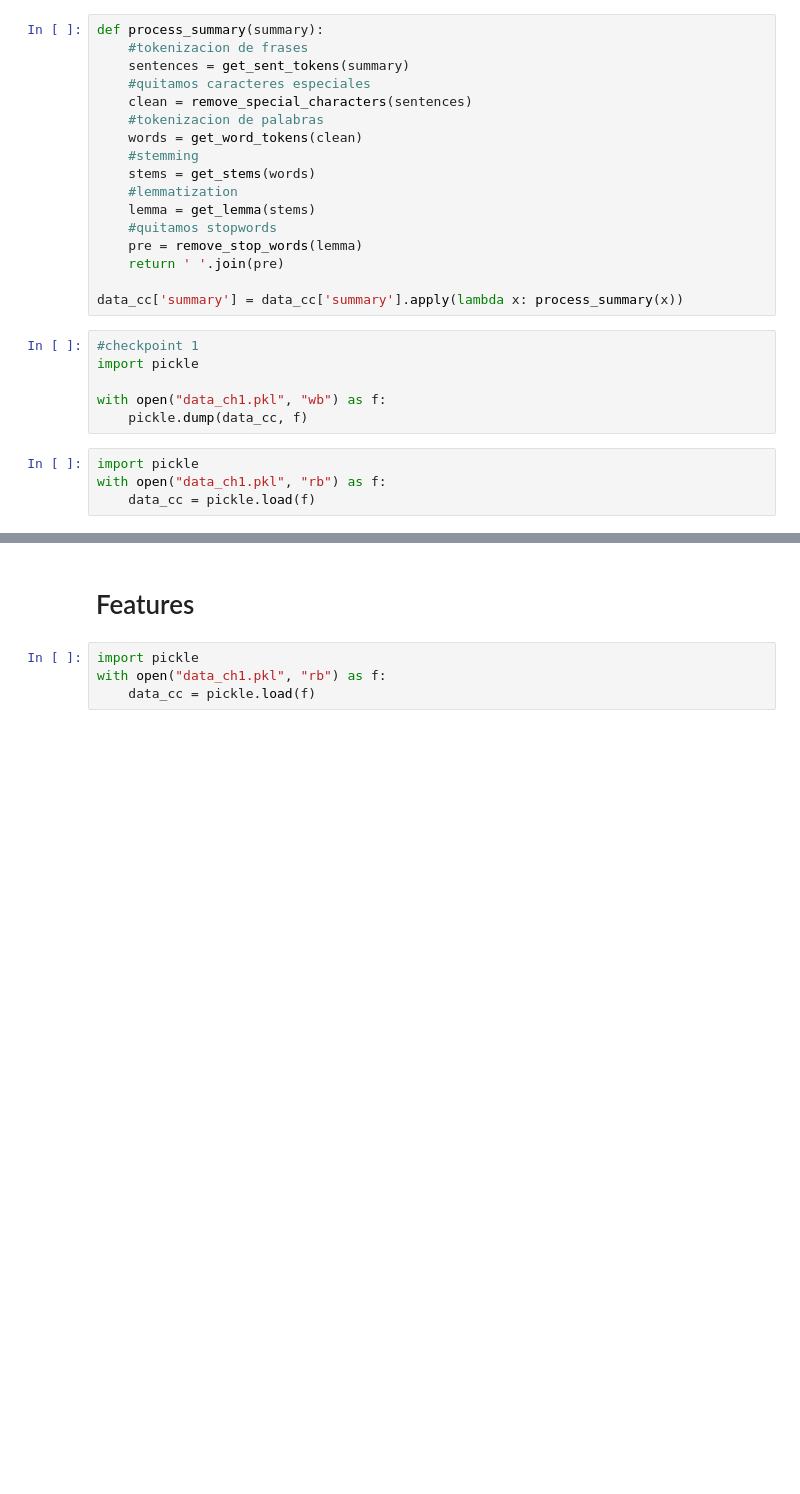
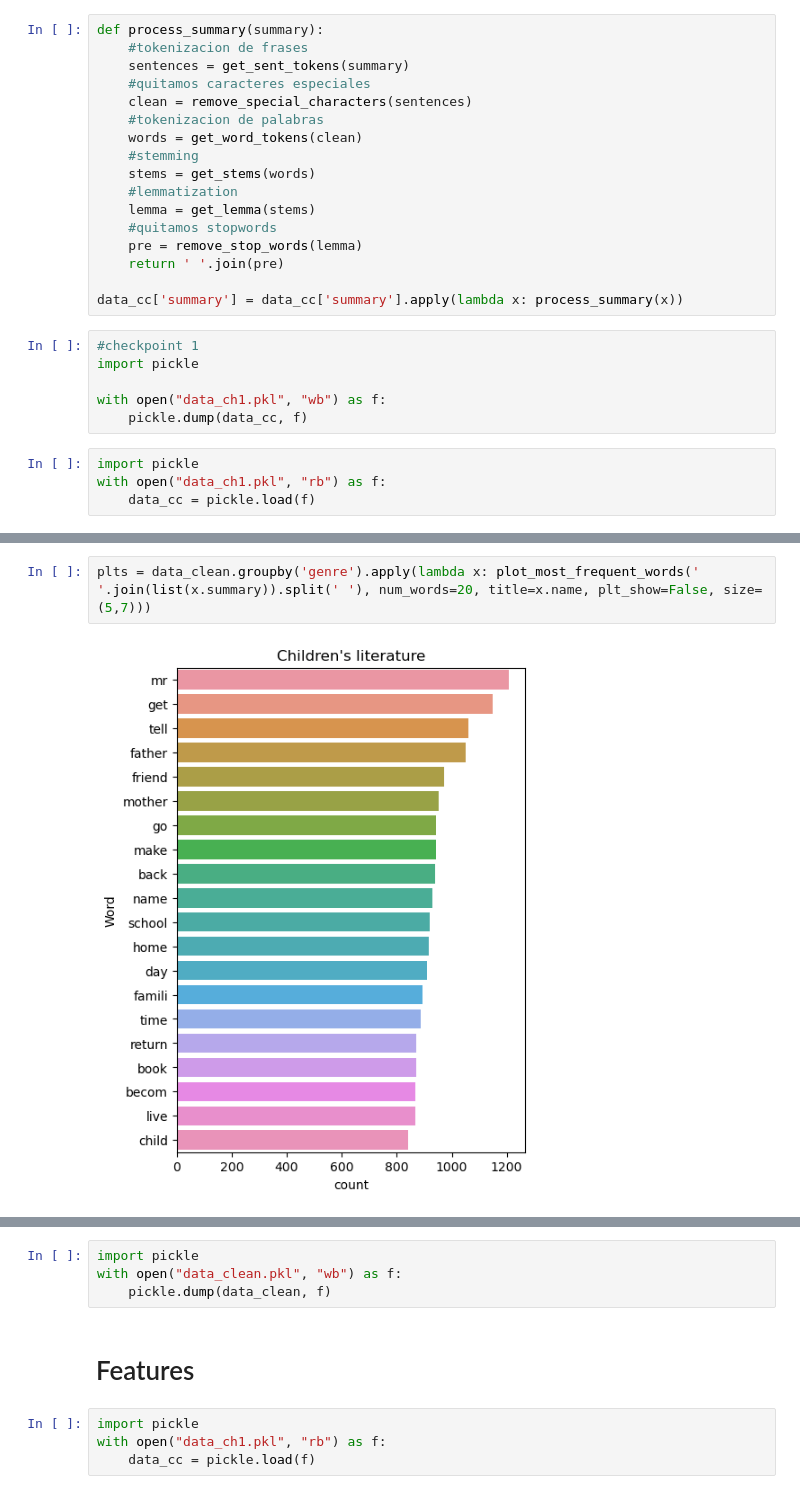
Before and after one commit to Lawrence4U/BookGenreDetector, a Jupyter notebook: src/bookGenreDetector.ipynb, the cells around one changed output, grey strips where cells are left out. Drawn from its saved outputs; the diff is of its cells as text; blank space fills up the shorter version.

```diff
--- a/src/bookGenreDetector.ipynb
+++ b/src/bookGenreDetector.ipynb
@@ -278,0 +334,4 @@ plt.show()
+# %%
+plts = data_clean.groupby('genre').apply(lambda x: plot_most_frequent_words(' '.join(list(x.summary)).split(' '), num_words=20, title=x.name, plt_show=False, size=(5,7)))
+# %% [output]
+[figure, added]
@@ -279,3 +346,7 @@ plt.show()
+# %%
+import pickle
+with open("data_clean.pkl", "wb") as f:
+    pickle.dump(data_clean, f)
 # %% [markdown]
 # Features
 # %%
```
Also changed, not shown: parts of 23 cells of this notebook, 19 other files.
